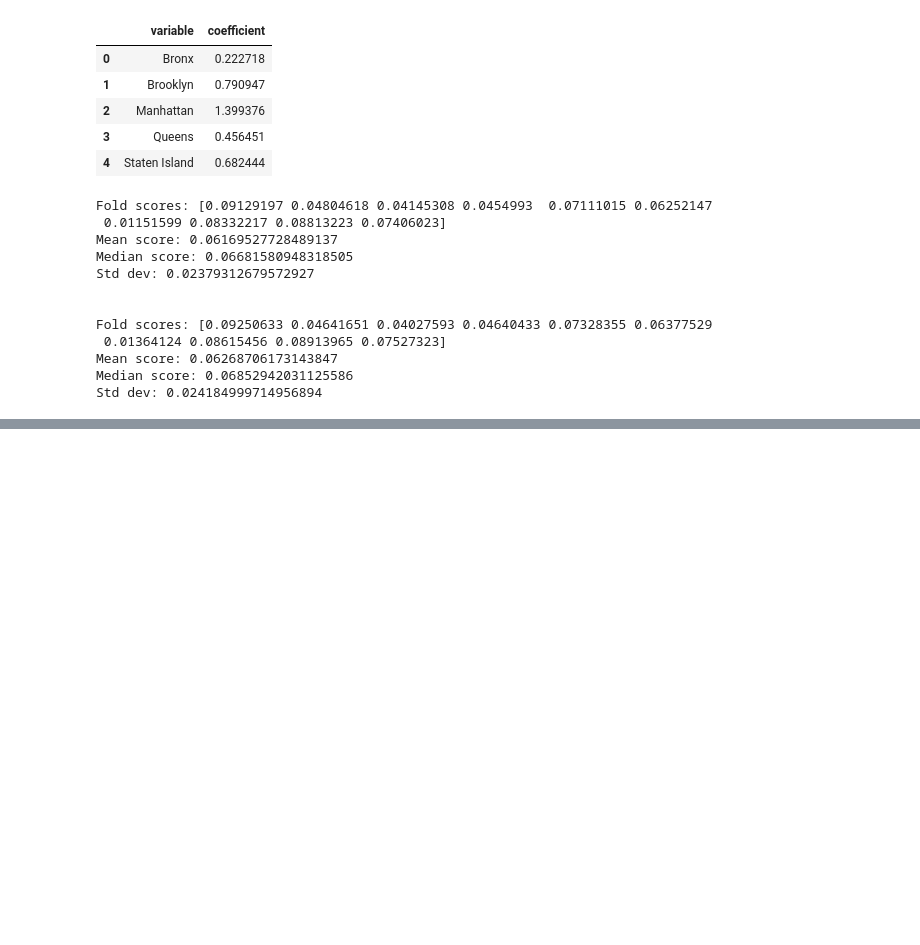
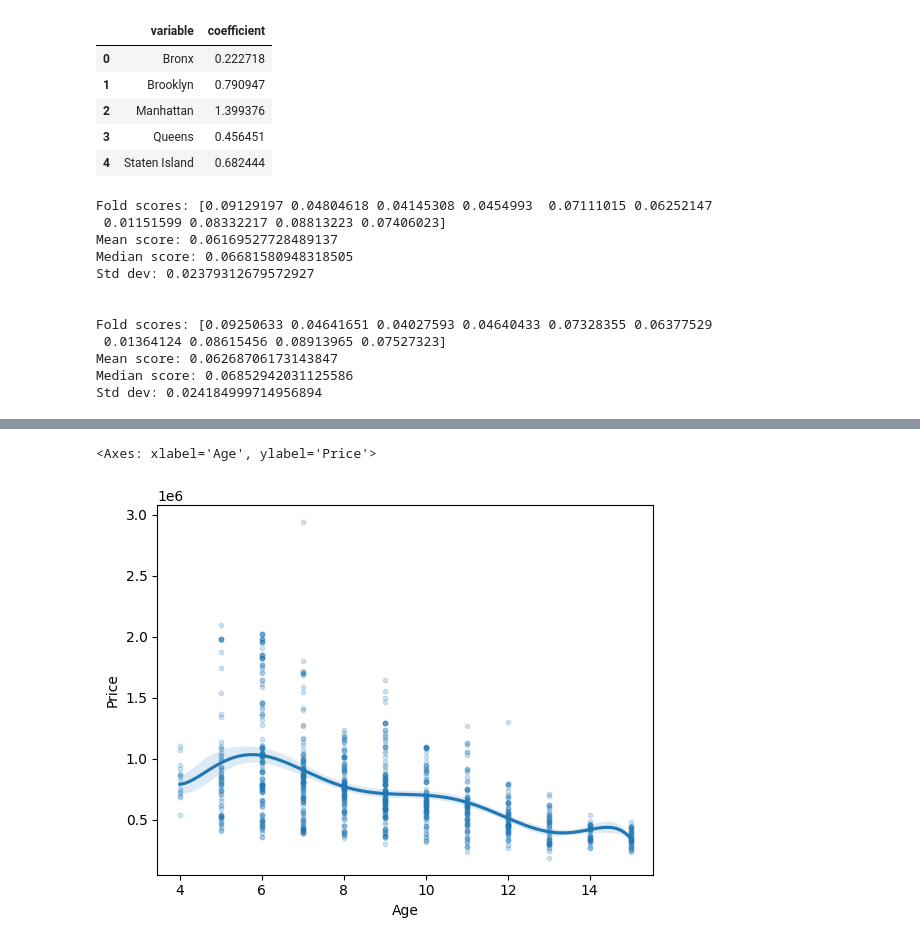
Before and after one commit to oliviapang/DS_3001_Assignments, a Jupyter notebook: Assignment_3/3_Linear_Models.ipynb, the cells around one changed output, grey strips where cells are left out. Drawn from its saved outputs; the diff is of its cells as text; code cells hidden in the pictures; blank space fills up the shorter version.

```diff
--- a/Assignment_3/3_Linear_Models.ipynb
+++ b/Assignment_3/3_Linear_Models.ipynb
@@ -233,0 +383,6 @@ Std dev: 0.024184999714956894
+# %%
+# model predicted price vs. age
+sns.regplot(data = df, x = df['Age'], y = df['Price'], order = 7, scatter_kws={'alpha': 0.2, "s": 10})
+# %% [output]
+<Axes: xlabel='Age', ylabel='Price'>
+[figure, added]
```
Also changed, not shown: parts of 24 cells of this notebook.
